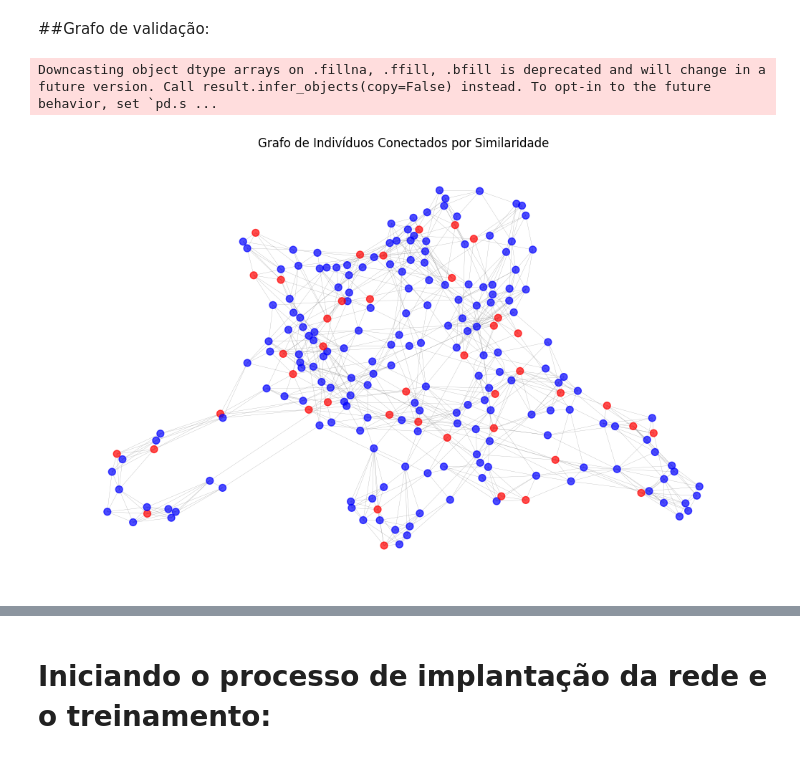
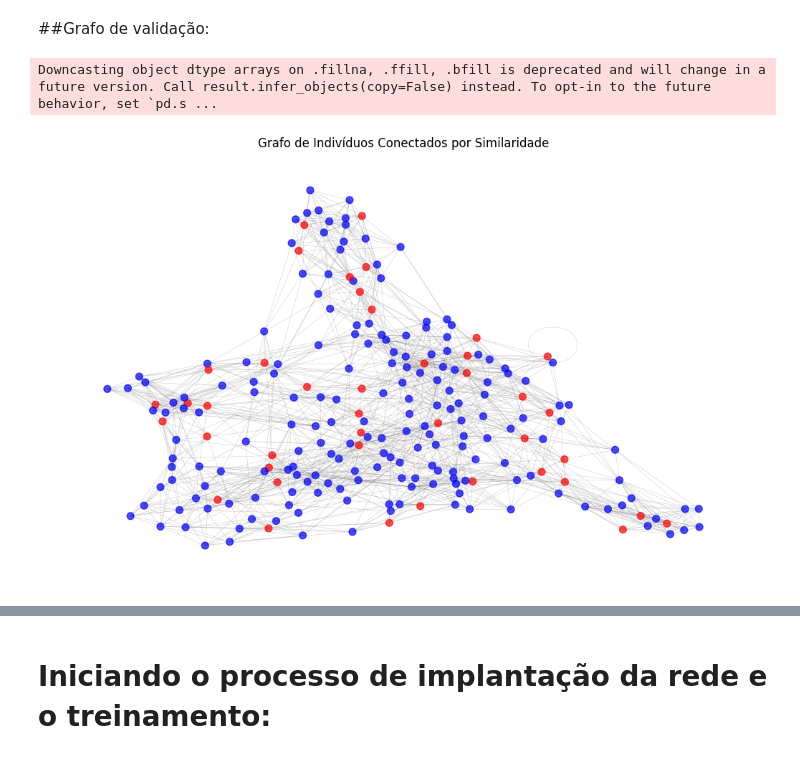
Before and after one commit to raphaelp-silva/GNN_Predictive_Model_Obesity, a Jupyter notebook: Model_GNN_Obesity.ipynb, the cells around one changed output, grey strips where cells are left out. Cells and saved outputs as stored; diff of their text form; code cells hidden in the pictures.

```diff
--- a/Model_GNN_Obesity.ipynb
+++ b/Model_GNN_Obesity.ipynb
@@ -478,11 +478,11 @@ Downcasting object dtype arrays on .fillna, .ffill, .bfill is deprecated and wil
 # %%
 # Criando e visualizando o grafo de validacao:
 
-graph_val_pyg = df_to_pyg_with_edges(X_val, y_val, k=5)
+graph_val_pyg = df_to_pyg_with_edges(X_val, y_val, k=10)
 plot_graph(graph_val_pyg, db_encoded)
 # %% [output]
 Downcasting object dtype arrays on .fillna, .ffill, .bfill is deprecated and will change in a future version. Call result.infer_objects(copy=False) instead. To opt-in to the future behavior, set `pd.s ...
-[figure, old version]
+[figure, new version]
 # %%
 # Exibindo o graph_train:
 graph_train
```
Also changed, not shown: parts of 16 cells of this notebook.
